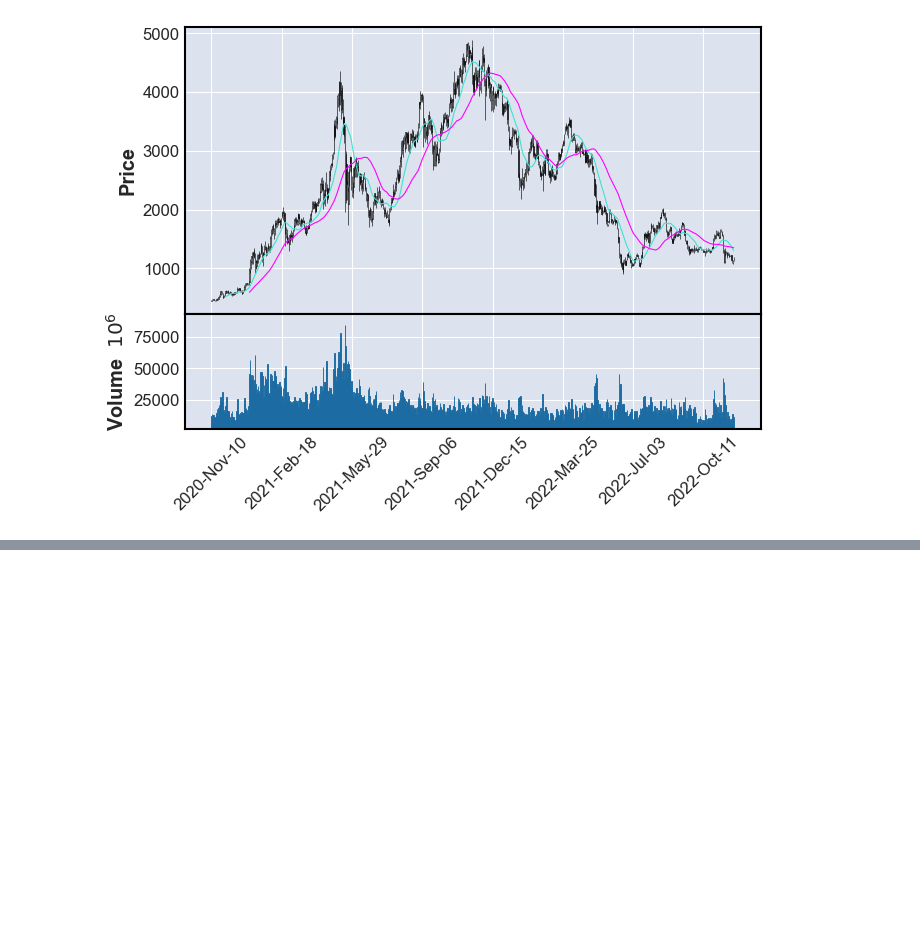
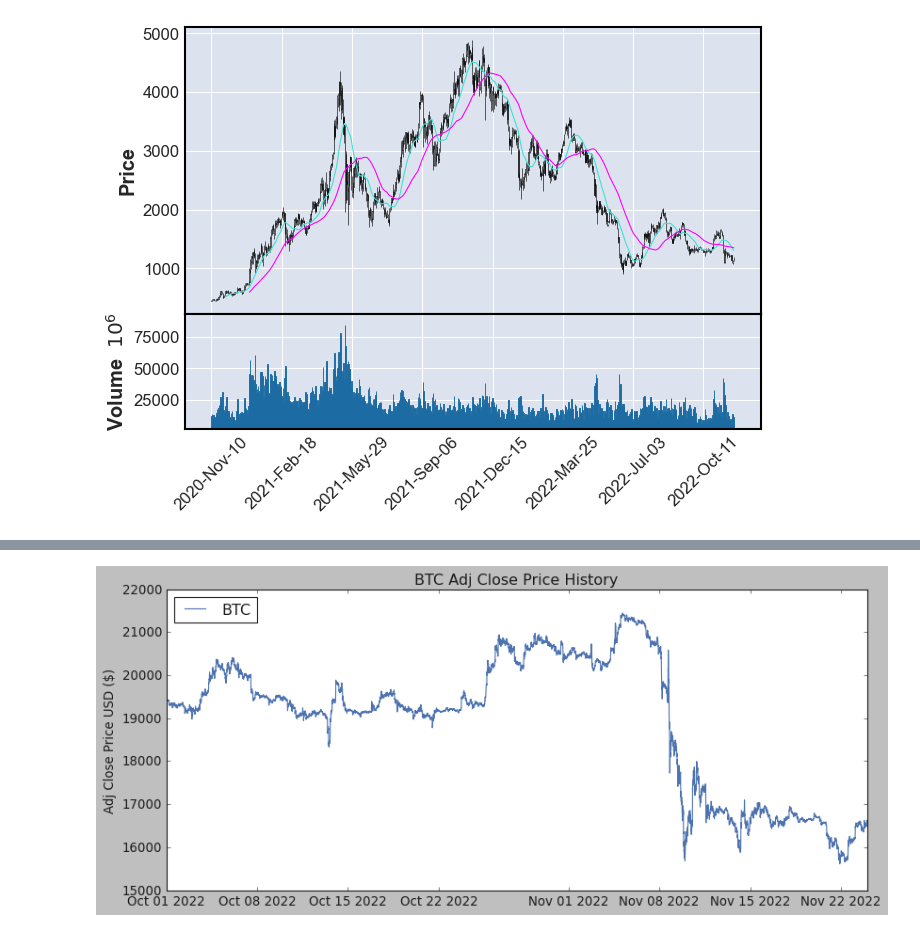
Before and after one commit to litosmunoz/Introduction-to-Quantitative-Trading, a Jupyter notebook: pruebas/btc_.ipynb, the cells around one changed output, grey strips where cells are left out. Saved outputs shown, nothing was run; the diff lists cells and outputs as text; code cells hidden in the pictures; blank space fills up the shorter version.

```diff
--- a/pruebas/btc_.ipynb
+++ b/pruebas/btc_.ipynb
@@ -176,3 +176,5 @@ mpf.plot(eth, type = 'candle', mav=(21,55), volume = True)
 # %% [output]
 [*********************100%***********************]  1 of 1 completed
 [figure]
+# %%
+btc = yf.download('BTC-USD', start = "2022-10-01", end = "2022-11-24", interval = "5m")
@@ -178,0 +193,9 @@ mpf.plot(eth, type = 'candle', mav=(21,55), volume = True)
+# %%
+plt.figure(figsize=(12, 5))
+plt.plot(btc['Adj Close'], label='BTC')
+plt.title('BTC Adj Close Price History')
+plt.ylabel("Adj Close Price USD ($)")
+plt.legend(loc="upper left")
+plt.show()
+# %% [output]
+[figure, added]
```
Also changed, not shown: parts of 9 cells of this notebook, 2 other files.
